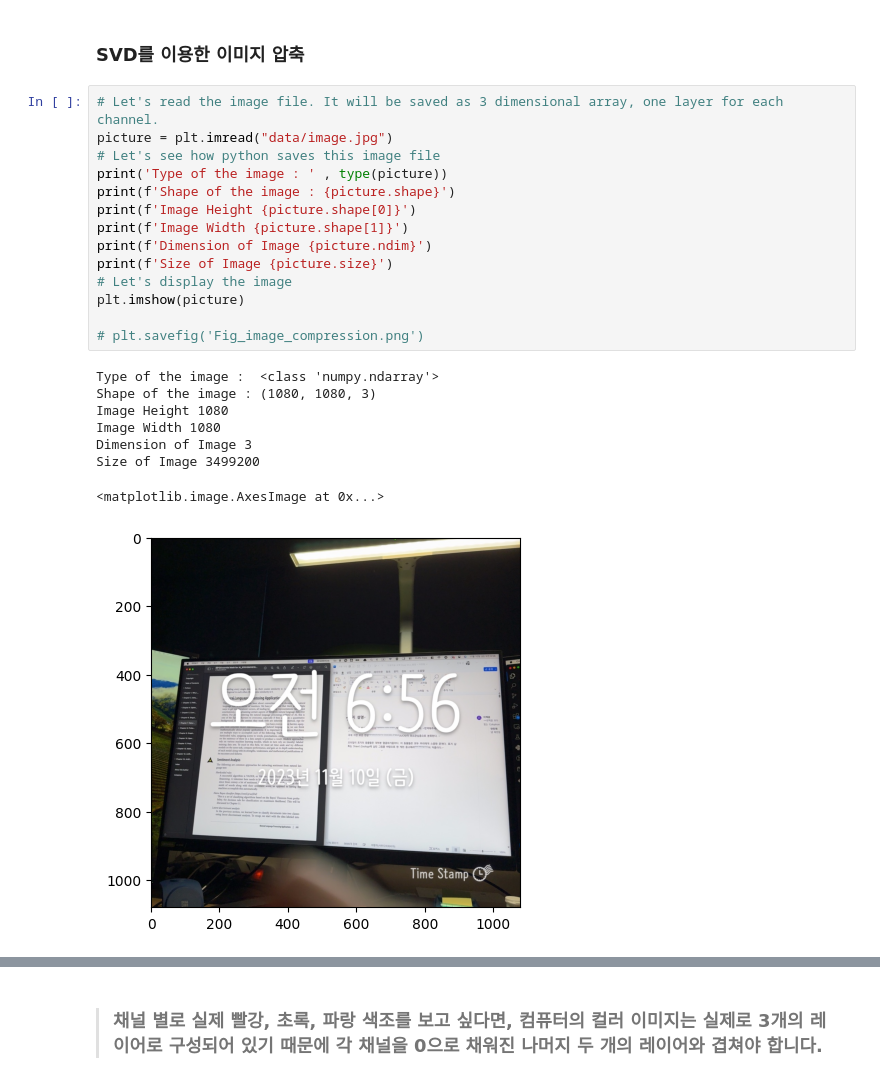
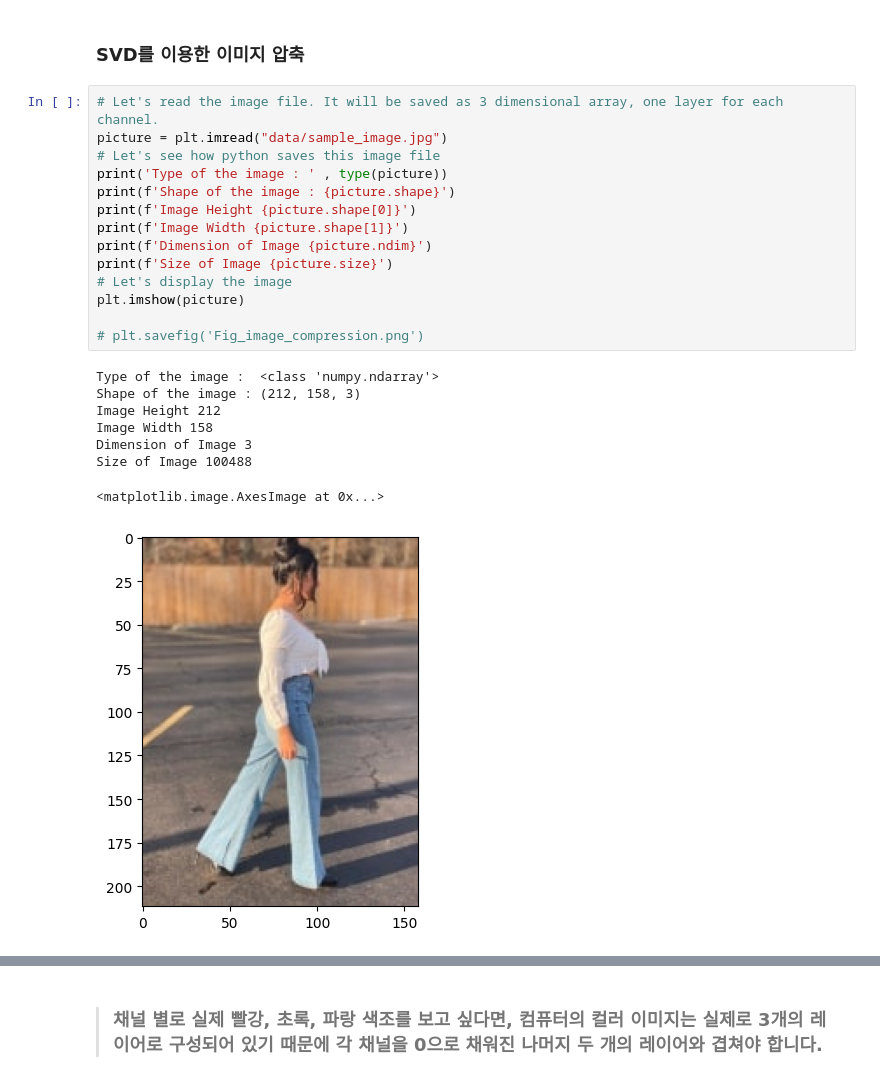
Before and after one commit to TaeKyungg2/essential-mathematics-for-ai, a Jupyter notebook: chapter06/chapter6.ipynb, the cells around one changed output, grey strips where cells are left out. Cells and saved outputs as stored; diff of their text form.

```diff
--- a/chapter06/chapter6.ipynb
+++ b/chapter06/chapter6.ipynb
@@ -637,27 +637,27 @@ $\lambda=$ -3.8284271219585553
 ### SVD를 이용한 이미지 압축
 # %%
 # Let's read the image file. It will be saved as 3 dimensional array, one layer for each channel.
-picture = plt.imread("data/image.jpg")
+picture = plt.imread("data/sample_image.jpg")
 # Let's see how python saves this image file
 print('Type of the image : ' , type(picture))
 print(f'Shape of the image : {picture.shape}')
 print(f'Image Height {picture.shape[0]}')
 print(f'Image Width {picture.shape[1]}')
 print(f'Dimension of Image {picture.ndim}')
 print(f'Size of Image {picture.size}')
 # Let's display the image
 plt.imshow(picture)
 
 # plt.savefig('Fig_image_compression.png')
 # %% [output]
 Type of the image :  <class 'numpy.ndarray'>
-Shape of the image : (1080, 1080, 3)
-Image Height 1080
-Image Width 1080
+Shape of the image : (212, 158, 3)
+Image Height 212
+Image Width 158
 Dimension of Image 3
-Size of Image 3499200
+Size of Image 100488
 <matplotlib.image.AxesImage at 0x...>
-[figure, old version]
+[figure, new version]
 # %%
 # Let's save each channel in its own two dimensional matrix
 R=picture[:,:,0] # red channel
```
Also changed, not shown: parts of 5 cells of this notebook, 2 other files.
